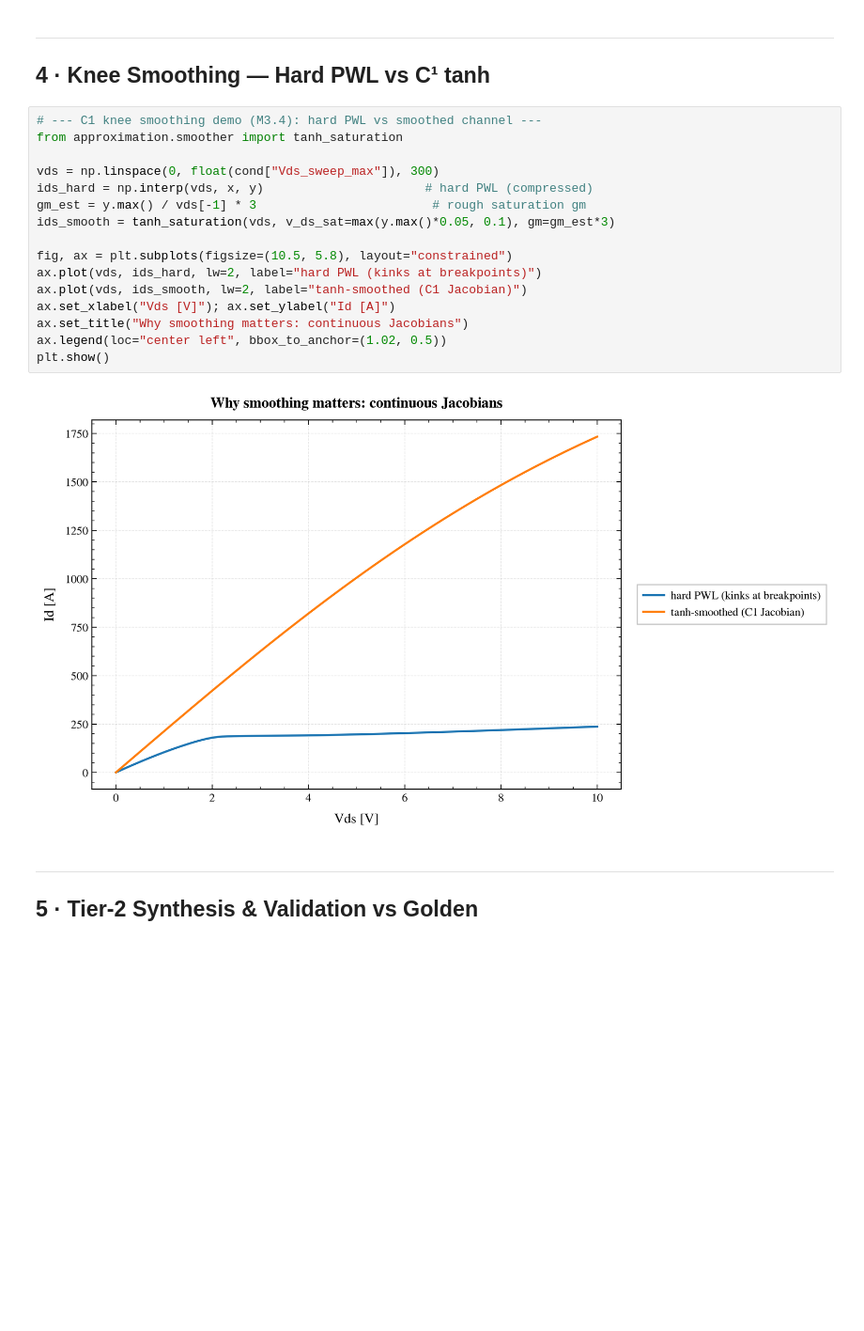
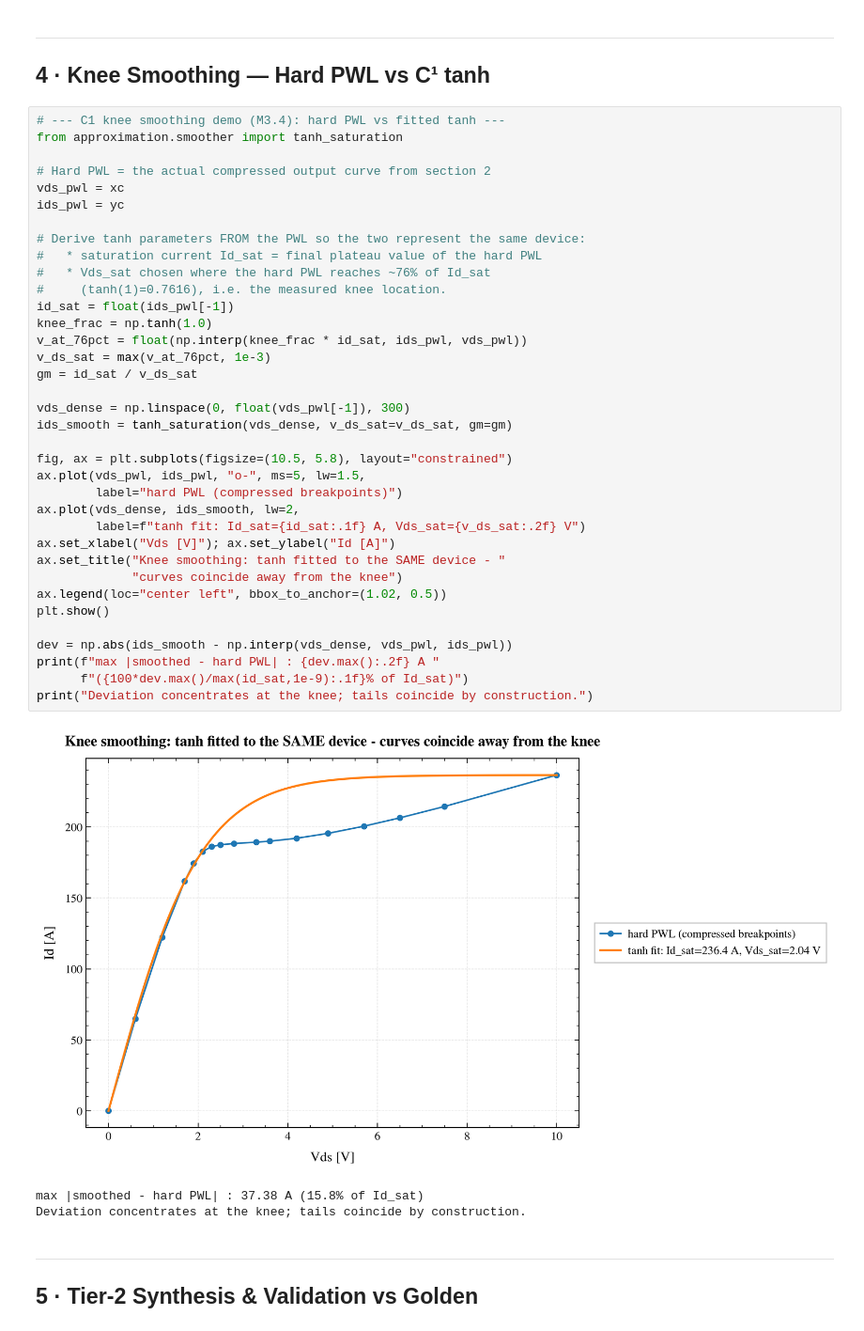
Before and after one commit to Anmol-G-K/PieceSpice, a Jupyter notebook: notebooks/02_piecewise_approximation.ipynb, the cells around one changed output. Shown at 94% size. Cells and saved outputs as stored; diff of their text form; blank space fills up the shorter version.

```diff
--- a/notebooks/02_piecewise_approximation.ipynb
+++ b/notebooks/02_piecewise_approximation.ipynb
@@ -159,23 +163,45 @@ PWL table      : 8 pts, max err 0.0496 nC
 ---
 ## 4 · Knee Smoothing — Hard PWL vs C¹ tanh
 # %%
-# --- C1 knee smoothing demo (M3.4): hard PWL vs smoothed channel ---
+# --- C1 knee smoothing demo (M3.4): hard PWL vs fitted tanh ---
 from approximation.smoother import tanh_saturation
 
-vds = np.linspace(0, float(cond["Vds_sweep_max"]), 300)
-ids_hard = np.interp(vds, x, y)                      # hard PWL (compressed)
-gm_est = y.max() / vds[-1] * 3                        # rough saturation gm
-ids_smooth = tanh_saturation(vds, v_ds_sat=max(y.max()*0.05, 0.1), gm=gm_est*3)
+# Hard PWL = the actual compressed output curve from section 2
+vds_pwl = xc
+ids_pwl = yc
+
+# Derive tanh parameters FROM the PWL so the two represent the same device:
+#   * saturation current Id_sat = final plateau value of the hard PWL
+#   * Vds_sat chosen where the hard PWL reaches ~76% of Id_sat
+#     (tanh(1)=0.7616), i.e. the measured knee location.
+id_sat = float(ids_pwl[-1])
+knee_frac = np.tanh(1.0)
+v_at_76pct = float(np.interp(knee_frac * id_sat, ids_pwl, vds_pwl))
+v_ds_sat = max(v_at_76pct, 1e-3)
+gm = id_sat / v_ds_sat
+
+vds_dense = np.linspace(0, float(vds_pwl[-1]), 300)
+ids_smooth = tanh_saturation(vds_dense, v_ds_sat=v_ds_sat, gm=gm)
 
 fig, ax = plt.subplots(figsize=(10.5, 5.8), layout="constrained")
-ax.plot(vds, ids_hard, lw=2, label="hard PWL (kinks at breakpoints)")
-ax.plot(vds, ids_smooth, lw=2, label="tanh-smoothed (C1 Jacobian)")
+ax.plot(vds_pwl, ids_pwl, "o-", ms=5, lw=1.5,
+        label="hard PWL (compressed breakpoints)")
+ax.plot(vds_dense, ids_smooth, lw=2,
+        label=f"tanh fit: Id_sat={id_sat:.1f} A, Vds_sat={v_ds_sat:.2f} V")
 ax.set_xlabel("Vds [V]"); ax.set_ylabel("Id [A]")
-ax.set_title("Why smoothing matters: continuous Jacobians")
+ax.set_title("Knee smoothing: tanh fitted to the SAME device - "
+             "curves coincide away from the knee")
 ax.legend(loc="center left", bbox_to_anchor=(1.02, 0.5))
 plt.show()
+
+dev = np.abs(ids_smooth - np.interp(vds_dense, vds_pwl, ids_pwl))
+print(f"max |smoothed - hard PWL| : {dev.max():.2f} A "
+      f"({100*dev.max()/max(id_sat,1e-9):.1f}% of Id_sat)")
+print("Deviation concentrates at the knee; tails coincide by construction.")
 # %% [output]
-[figure, old version]
+[figure, new version]
+max |smoothed - hard PWL| : 37.38 A (15.8% of Id_sat)
+Deviation concentrates at the knee; tails coincide by construction.
 # %% [markdown]
 ---
 ## 5 · Tier-2 Synthesis & Validation vs Golden
```
Also changed, not shown: parts of 1 cell of this notebook, 2 other files.
